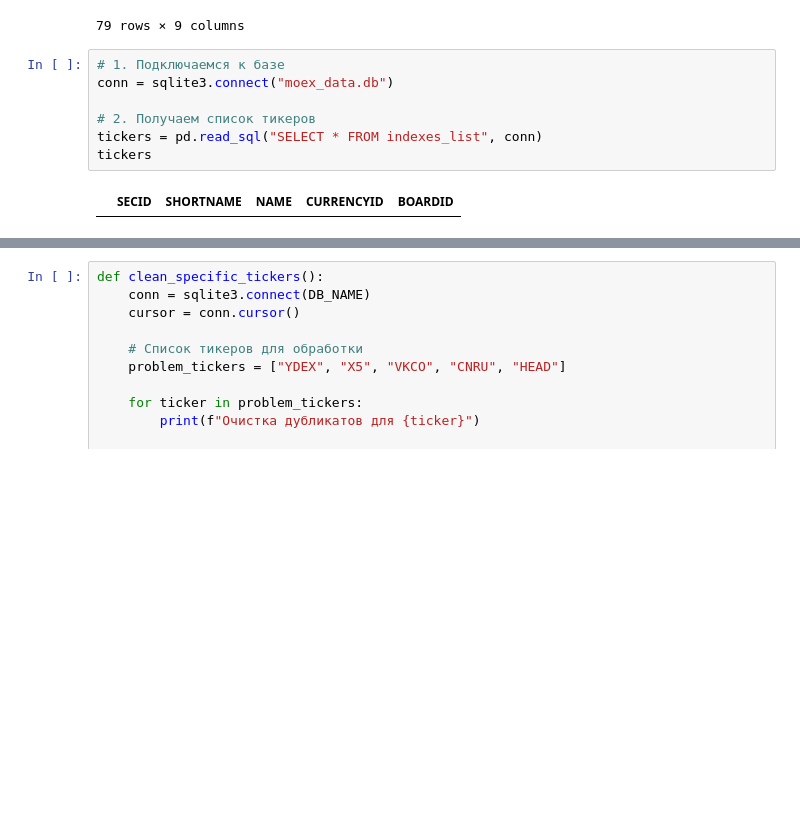
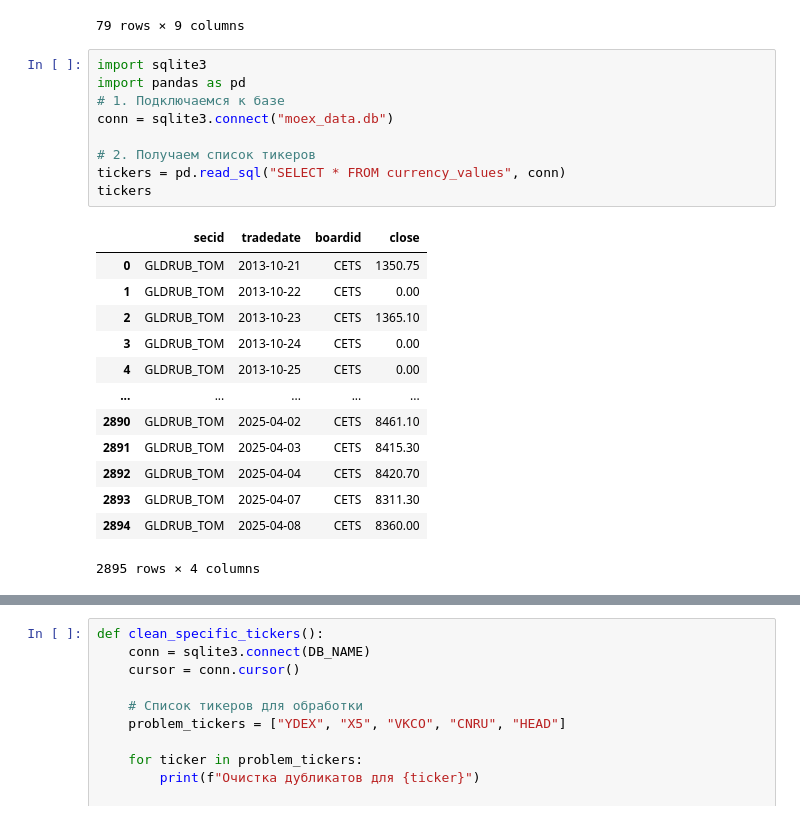
Before and after one commit to AntonYRV/portfolio-builder, a Jupyter notebook: test_port_opt.ipynb, the cells around one changed output, grey strips where cells are left out. Cells and saved outputs as stored; diff of their text form; blank space fills up the shorter version.

```diff
--- a/test_port_opt.ipynb
+++ b/test_port_opt.ipynb
@@ -1058,11 +1058,25 @@ df
 | 78 | HEAD | 2025-04-05 | 3079.000 | 3083.000 | 3006.000 | 3064.000 | 61196.0 | 1.856070e+08 | TQBR |
 79 rows × 9 columns
 # %%
+import sqlite3
+import pandas as pd
 # 1. Подключаемся к базе
 conn = sqlite3.connect("moex_data.db")
 
 # 2. Получаем список тикеров
-tickers = pd.read_sql("SELECT * FROM indexes_list", conn)
+tickers = pd.read_sql("SELECT * FROM currency_values", conn)
 tickers
 # %% [output]
-|  | SECID | SHORTNAME | NAME | CURRENCYID | BOARDID |
+|  | secid | tradedate | boardid | close |
+| 0 | GLDRUB_TOM | 2013-10-21 | CETS | 1350.75 |
+| 1 | GLDRUB_TOM | 2013-10-22 | CETS | 0.00 |
+| 2 | GLDRUB_TOM | 2013-10-23 | CETS | 1365.10 |
+| 3 | GLDRUB_TOM | 2013-10-24 | CETS | 0.00 |
+| 4 | GLDRUB_TOM | 2013-10-25 | CETS | 0.00 |
+| ... | ... | ... | ... | ... |
+| 2890 | GLDRUB_TOM | 2025-04-02 | CETS | 8461.10 |
+| 2891 | GLDRUB_TOM | 2025-04-03 | CETS | 8415.30 |
+| 2892 | GLDRUB_TOM | 2025-04-04 | CETS | 8420.70 |
+| 2893 | GLDRUB_TOM | 2025-04-07 | CETS | 8311.30 |
+| 2894 | GLDRUB_TOM | 2025-04-08 | CETS | 8360.00 |
+2895 rows × 4 columns
```
Also changed, not shown: parts of 2 cells of this notebook, 1 other file.
